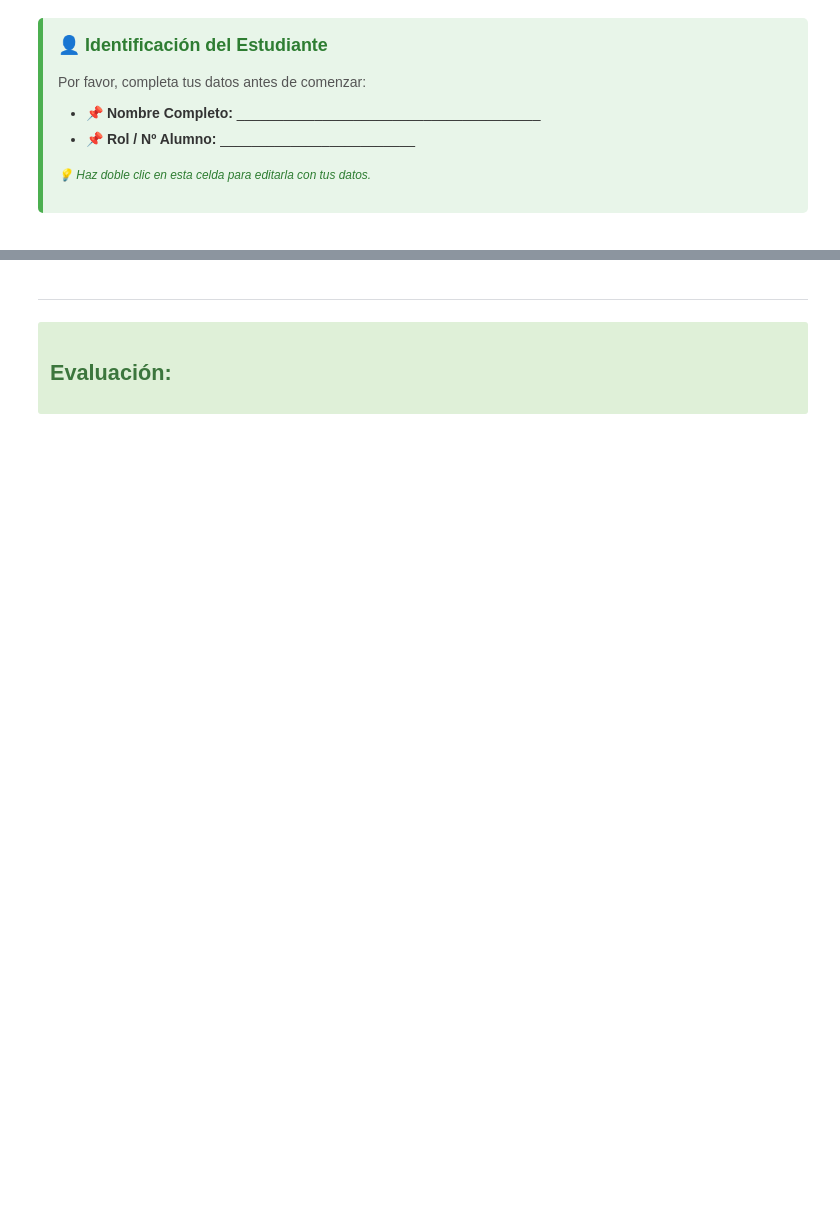
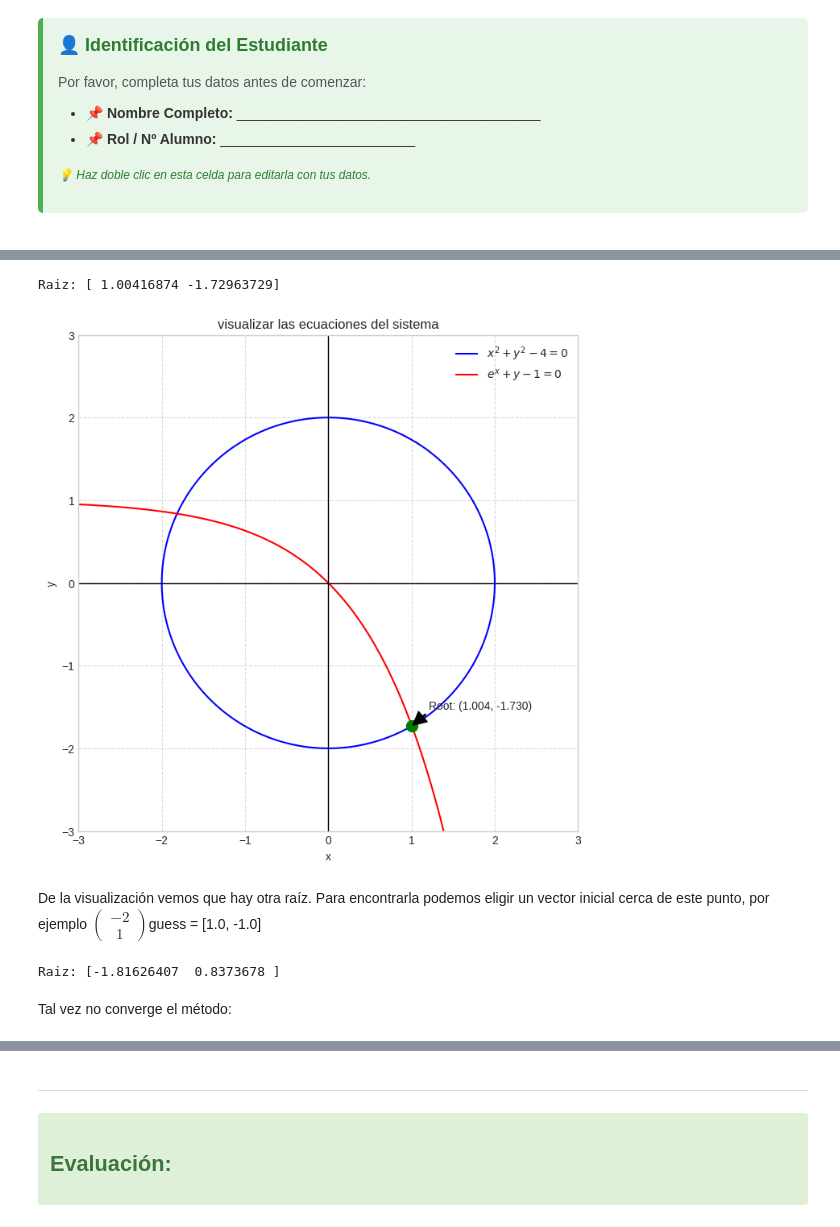
Before and after one commit to ManuelSanchezUribe/MAT2605_UC_labs, a Jupyter notebook: Lab07/lab07.ipynb, the cells around one changed output, grey strips where cells are left out. Saved outputs shown, nothing was run; the diff lists cells and outputs as text; code cells hidden in the pictures; blank space fills up the shorter version.

```diff
--- a/Lab07/lab07.ipynb
+++ b/Lab07/lab07.ipynb
@@ -474,0 +271,77 @@ err aprox. (n=10) =  0.03423993286046505
+# %%
+
+# Solving the system:
+# x^2 + y^2 - 4 = 0
+# exp(x) + y - 1 = 0
+
+def system(x_vec):
+    x, y = x_vec
+    return np.array([
+        x**2 + y**2 - 4,
+        np.exp(x) + y - 1
+    ])
+
+def jacobian(x_vec):
+    x, y = x_vec
+    return np.array([
+        [2*x, 2*y],
+        [np.exp(x), 1]
+    ])
+
+guess = [1.0, -1.0]
+root = newton_nd(system, jacobian, guess)
+print(f"Raiz: {root}")
+# %% [output]
+Raiz: [ 1.00416874 -1.72963729]
+# %%
+# Define the system again for the plot
+def f1(x, y): return x**2 + y**2 - 4
+def f2(x, y): return np.exp(x) + y - 1
+
+# Create a grid of points
+x_range = np.linspace(-3, 3, 400)
+y_range = np.linspace(-3, 3, 400)
+X, Y = np.meshgrid(x_range, y_range)
+
+# Calculate Z values for contour lines (where f(x,y) = 0)
+Z1 = f1(X, Y)
+Z2 = f2(X, Y)
+
+plt.figure(figsize=(8, 8))
+
+# Plot the equations as contours at level 0
+cp1 = plt.contour(X, Y, Z1, levels=[0], colors='blue')
+cp2 = plt.contour(X, Y, Z2, levels=[0], colors='red')
+
+# legend
+h1, _ = cp1.legend_elements()
+h2, _ = cp2.legend_elements()
+plt.legend([h1[0], h2[0]], ["$x^2 + y^2 - 4 = 0$", "$e^x + y - 1 = 0$"])
+
+# Mark the root we found in the previous step
+# Root found was approx: [1.004, -1.729]
+root_x, root_y = 1.00416874, -1.7297371
+plt.plot(root_x, root_y, 'go', markersize=10, label='raiz')
+plt.annotate(f'Root: ({root_x:.3f}, {root_y:.3f})',
+             xy=(root_x, root_y), xytext=(root_x+0.2, root_y+0.2),
+             arrowprops=dict(facecolor='black', shrink=0.05, width=1))
+
+plt.title("visualizar las ecuaciones del sistema")
+plt.xlabel("x")
+plt.ylabel("y")
+plt.grid(True, linestyle='--', alpha=0.7)
+plt.axhline(0, color='black', linewidth=1)
+plt.axvline(0, color='black', linewidth=1)
+plt.show()
+# %% [output]
+[figure, added]
+# %% [markdown]
+De la visualizaci&oacute;n vemos que hay otra ra&iacute;z. Para encontrarla podemos eligir un vector inicial cerca de este punto, por ejemplo $\begin{pmatrix}-2\\1\end{pmatrix}$guess = [1.0, -1.0]
+# %%
+guess = [-2.0, 1.0]
+root = newton_nd(system, jacobian, guess)
+print(f"Raiz: {root}")
+# %% [output]
+Raiz: [-1.81626407  0.8373678 ]
+# %% [markdown]
+Tal vez no converge el m&eacute;todo:
```
Also changed, not shown: parts of 56 cells of this notebook, 2 other files.
